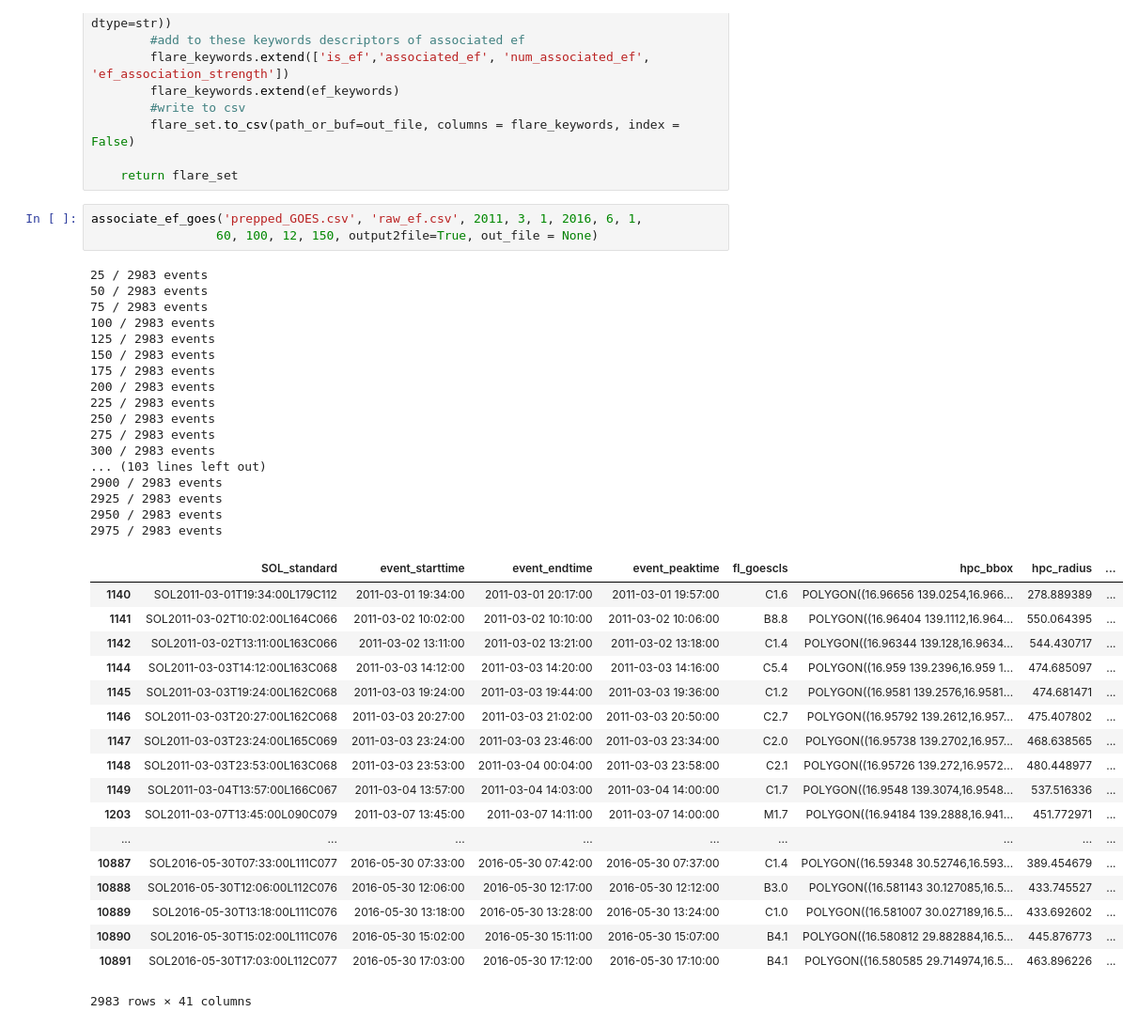
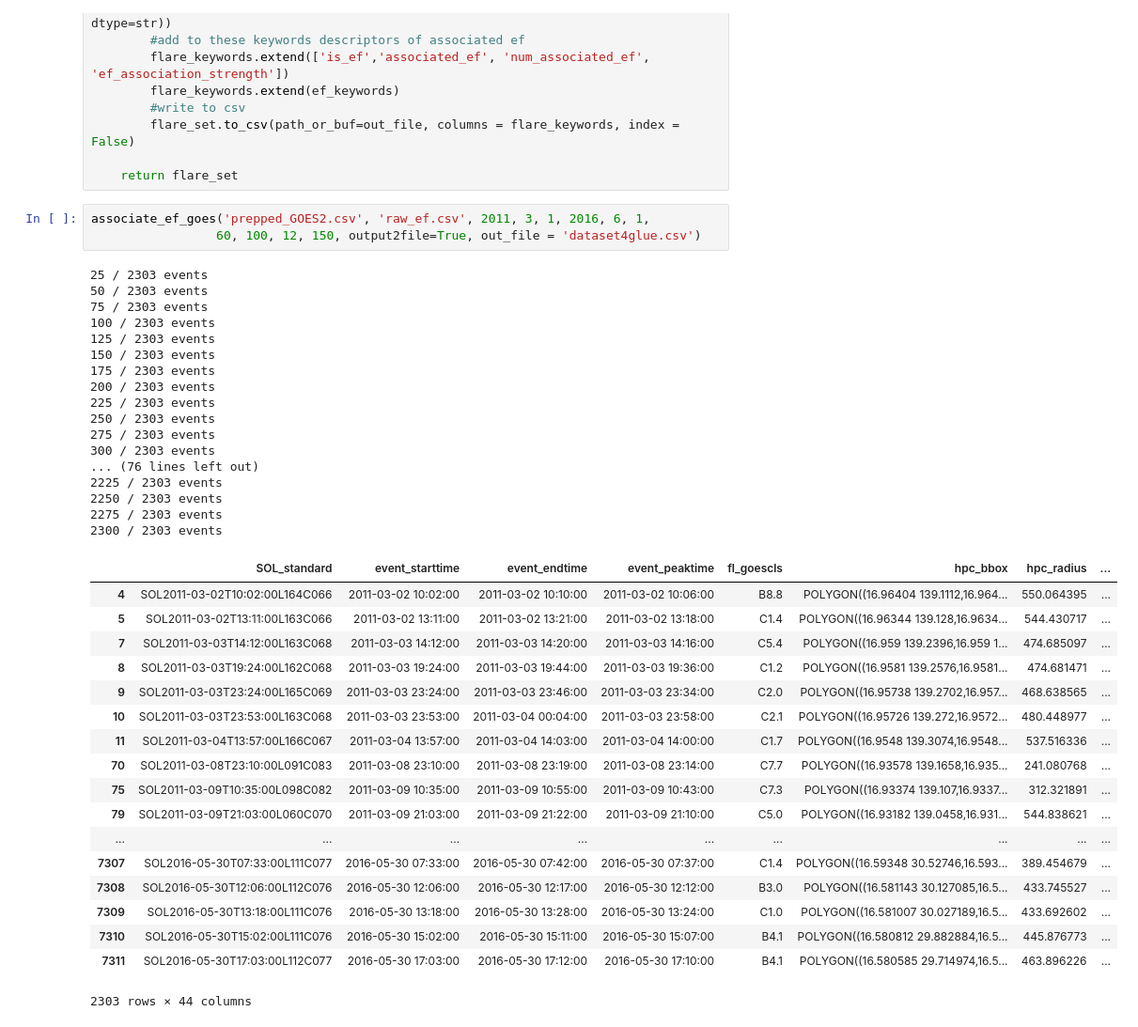
Before and after one commit to Nschanche/Flux_Emergence_and_flares, a Jupyter notebook: EF.ipynb, the cells around one changed output. Shown: that part at 94% size. Saved outputs shown, nothing was run; the diff lists cells and outputs as text.

Commit message:
adjusting peaktimes, readjusting associate functions to be based on GOES

```diff
--- a/EF.ipynb
+++ b/EF.ipynb
@@ -388,41 +388,41 @@ def associate_ef_goes(inputFile_fl, inputFile_ef, begin_year, begin_month, begin
 
     return flare_set
 # %%
-associate_ef_goes('prepped_GOES.csv', 'raw_ef.csv', 2011, 3, 1, 2016, 6, 1,
-                 60, 100, 12, 150, output2file=True, out_file = None)
+associate_ef_goes('prepped_GOES2.csv', 'raw_ef.csv', 2011, 3, 1, 2016, 6, 1,
+                 60, 100, 12, 150, output2file=True, out_file = 'dataset4glue.csv')
 # %% [output]
-25 / 2983 events
-50 / 2983 events
-75 / 2983 events
-100 / 2983 events
-125 / 2983 events
-150 / 2983 events
-175 / 2983 events
-200 / 2983 events
-225 / 2983 events
-250 / 2983 events
-275 / 2983 events
-300 / 2983 events
-... (103 lines left out)
-2900 / 2983 events
-2925 / 2983 events
-2950 / 2983 events
-2975 / 2983 events
+25 / 2303 events
+50 / 2303 events
+75 / 2303 events
+100 / 2303 events
+125 / 2303 events
+150 / 2303 events
+175 / 2303 events
+200 / 2303 events
+225 / 2303 events
+250 / 2303 events
+275 / 2303 events
+300 / 2303 events
+... (76 lines left out)
+2225 / 2303 events
+2250 / 2303 events
+2275 / 2303 events
+2300 / 2303 events
 |  | SOL_standard | event_starttime | event_endtime | event_peaktime | fl_goescls | hpc_bbox | hpc_radius | ... |
-| 1140 | SOL2011-03-01T19:34:00L179C112 | 2011-03-01 19:34:00 | 2011-03-01 20:17:00 | 2011-03-01 19:57:00 | C1.6 | POLYGON((16.96656 139.0254,16.966... | 278.889389 | ... |
-| 1141 | SOL2011-03-02T10:02:00L164C066 | 2011-03-02 10:02:00 | 2011-03-02 10:10:00 | 2011-03-02 10:06:00 | B8.8 | POLYGON((16.96404 139.1112,16.964... | 550.064395 | ... |
-| 1142 | SOL2011-03-02T13:11:00L163C066 | 2011-03-02 13:11:00 | 2011-03-02 13:21:00 | 2011-03-02 13:18:00 | C1.4 | POLYGON((16.96344 139.128,16.9634... | 544.430717 | ... |
-| 1144 | SOL2011-03-03T14:12:00L163C068 | 2011-03-03 14:12:00 | 2011-03-03 14:20:00 | 2011-03-03 14:16:00 | C5.4 | POLYGON((16.959 139.2396,16.959 1... | 474.685097 | ... |
-| 1145 | SOL2011-03-03T19:24:00L162C068 | 2011-03-03 19:24:00 | 2011-03-03 19:44:00 | 2011-03-03 19:36:00 | C1.2 | POLYGON((16.9581 139.2576,16.9581... | 474.681471 | ... |
-| 1146 | SOL2011-03-03T20:27:00L162C068 | 2011-03-03 20:27:00 | 2011-03-03 21:02:00 | 2011-03-03 20:50:00 | C2.7 | POLYGON((16.95792 139.2612,16.957... | 475.407802 | ... |
-| 1147 | SOL2011-03-03T23:24:00L165C069 | 2011-03-03 23:24:00 | 2011-03-03 23:46:00 | 2011-03-03 23:34:00 | C2.0 | POLYGON((16.95738 139.2702,16.957... | 468.638565 | ... |
-| 1148 | SOL2011-03-03T23:53:00L163C068 | 2011-03-03 23:53:00 | 2011-03-04 00:04:00 | 2011-03-03 23:58:00 | C2.1 | POLYGON((16.95726 139.272,16.9572... | 480.448977 | ... |
-| 1149 | SOL2011-03-04T13:57:00L166C067 | 2011-03-04 13:57:00 | 2011-03-04 14:03:00 | 2011-03-04 14:00:00 | C1.7 | POLYGON((16.9548 139.3074,16.9548... | 537.516336 | ... |
-| 1203 | SOL2011-03-07T13:45:00L090C079 | 2011-03-07 13:45:00 | 2011-03-07 14:11:00 | 2011-03-07 14:00:00 | M1.7 | POLYGON((16.94184 139.2888,16.941... | 451.772971 | ... |
+| 4 | SOL2011-03-02T10:02:00L164C066 | 2011-03-02 10:02:00 | 2011-03-02 10:10:00 | 2011-03-02 10:06:00 | B8.8 | POLYGON((16.96404 139.1112,16.964... | 550.064395 | ... |
+| 5 | SOL2011-03-02T13:11:00L163C066 | 2011-03-02 13:11:00 | 2011-03-02 13:21:00 | 2011-03-02 13:18:00 | C1.4 | POLYGON((16.96344 139.128,16.9634... | 544.430717 | ... |
+| 7 | SOL2011-03-03T14:12:00L163C068 | 2011-03-03 14:12:00 | 2011-03-03 14:20:00 | 2011-03-03 14:16:00 | C5.4 | POLYGON((16.959 139.2396,16.959 1... | 474.685097 | ... |
+| 8 | SOL2011-03-03T19:24:00L162C068 | 2011-03-03 19:24:00 | 2011-03-03 19:44:00 | 2011-03-03 19:36:00 | C1.2 | POLYGON((16.9581 139.2576,16.9581... | 474.681471 | ... |
+| 9 | SOL2011-03-03T23:24:00L165C069 | 2011-03-03 23:24:00 | 2011-03-03 23:46:00 | 2011-03-03 23:34:00 | C2.0 | POLYGON((16.95738 139.2702,16.957... | 468.638565 | ... |
+| 10 | SOL2011-03-03T23:53:00L163C068 | 2011-03-03 23:53:00 | 2011-03-04 00:04:00 | 2011-03-03 23:58:00 | C2.1 | POLYGON((16.95726 139.272,16.9572... | 480.448977 | ... |
+| 11 | SOL2011-03-04T13:57:00L166C067 | 2011-03-04 13:57:00 | 2011-03-04 14:03:00 | 2011-03-04 14:00:00 | C1.7 | POLYGON((16.9548 139.3074,16.9548... | 537.516336 | ... |
+| 70 | SOL2011-03-08T23:10:00L091C083 | 2011-03-08 23:10:00 | 2011-03-08 23:19:00 | 2011-03-08 23:14:00 | C7.7 | POLYGON((16.93578 139.1658,16.935... | 241.080768 | ... |
+| 75 | SOL2011-03-09T10:35:00L098C082 | 2011-03-09 10:35:00 | 2011-03-09 10:55:00 | 2011-03-09 10:43:00 | C7.3 | POLYGON((16.93374 139.107,16.9337... | 312.321891 | ... |
+| 79 | SOL2011-03-09T21:03:00L060C070 | 2011-03-09 21:03:00 | 2011-03-09 21:22:00 | 2011-03-09 21:10:00 | C5.0 | POLYGON((16.93182 139.0458,16.931... | 544.838621 | ... |
 | ... | ... | ... | ... | ... | ... | ... | ... | ... |
-| 10887 | SOL2016-05-30T07:33:00L111C077 | 2016-05-30 07:33:00 | 2016-05-30 07:42:00 | 2016-05-30 07:37:00 | C1.4 | POLYGON((16.59348 30.52746,16.593... | 389.454679 | ... |
-| 10888 | SOL2016-05-30T12:06:00L112C076 | 2016-05-30 12:06:00 | 2016-05-30 12:17:00 | 2016-05-30 12:12:00 | B3.0 | POLYGON((16.581143 30.127085,16.5... | 433.745527 | ... |
-| 10889 | SOL2016-05-30T13:18:00L111C076 | 2016-05-30 13:18:00 | 2016-05-30 13:28:00 | 2016-05-30 13:24:00 | C1.0 | POLYGON((16.581007 30.027189,16.5... | 433.692602 | ... |
-| 10890 | SOL2016-05-30T15:02:00L111C076 | 2016-05-30 15:02:00 | 2016-05-30 15:11:00 | 2016-05-30 15:07:00 | B4.1 | POLYGON((16.580812 29.882884,16.5... | 445.876773 | ... |
-| 10891 | SOL2016-05-30T17:03:00L112C077 | 2016-05-30 17:03:00 | 2016-05-30 17:12:00 | 2016-05-30 17:10:00 | B4.1 | POLYGON((16.580585 29.714974,16.5... | 463.896226 | ... |
+| 7307 | SOL2016-05-30T07:33:00L111C077 | 2016-05-30 07:33:00 | 2016-05-30 07:42:00 | 2016-05-30 07:37:00 | C1.4 | POLYGON((16.59348 30.52746,16.593... | 389.454679 | ... |
+| 7308 | SOL2016-05-30T12:06:00L112C076 | 2016-05-30 12:06:00 | 2016-05-30 12:17:00 | 2016-05-30 12:12:00 | B3.0 | POLYGON((16.581143 30.127085,16.5... | 433.745527 | ... |
+| 7309 | SOL2016-05-30T13:18:00L111C076 | 2016-05-30 13:18:00 | 2016-05-30 13:28:00 | 2016-05-30 13:24:00 | C1.0 | POLYGON((16.581007 30.027189,16.5... | 433.692602 | ... |
+| 7310 | SOL2016-05-30T15:02:00L111C076 | 2016-05-30 15:02:00 | 2016-05-30 15:11:00 | 2016-05-30 15:07:00 | B4.1 | POLYGON((16.580812 29.882884,16.5... | 445.876773 | ... |
+| 7311 | SOL2016-05-30T17:03:00L112C077 | 2016-05-30 17:03:00 | 2016-05-30 17:12:00 | 2016-05-30 17:10:00 | B4.1 | POLYGON((16.580585 29.714974,16.5... | 463.896226 | ... |
-2983 rows × 41 columns
+2303 rows × 44 columns
```
Also changed, not shown: 3 other files.
